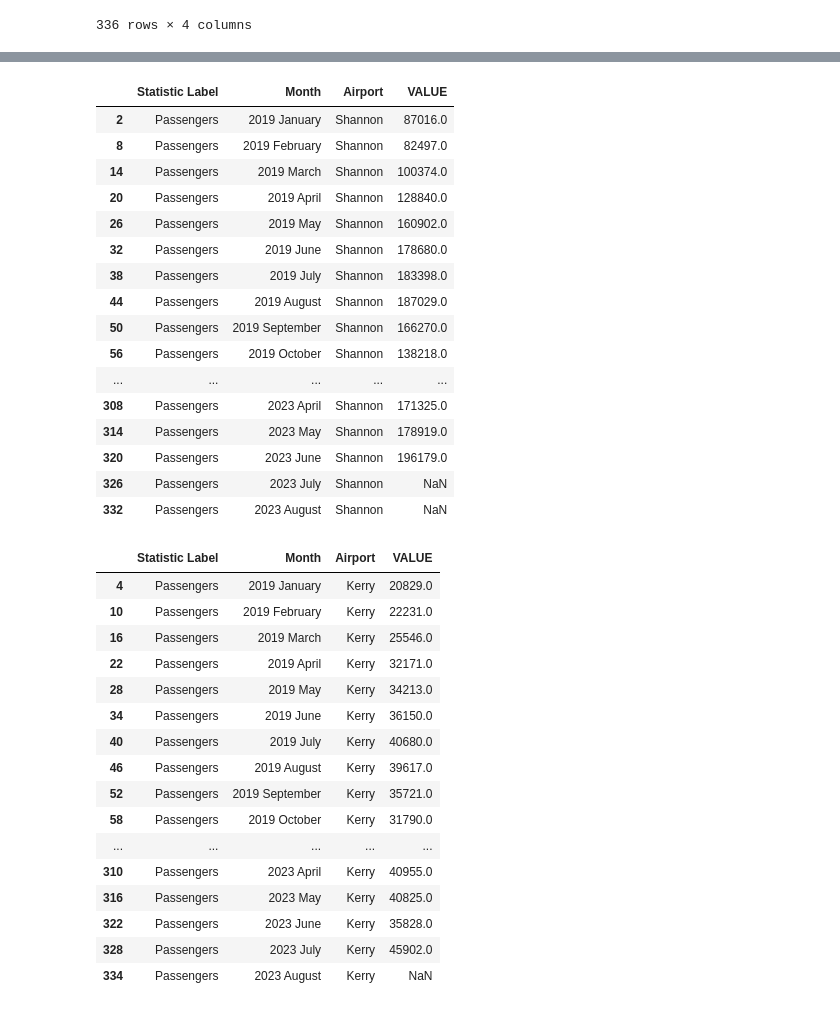
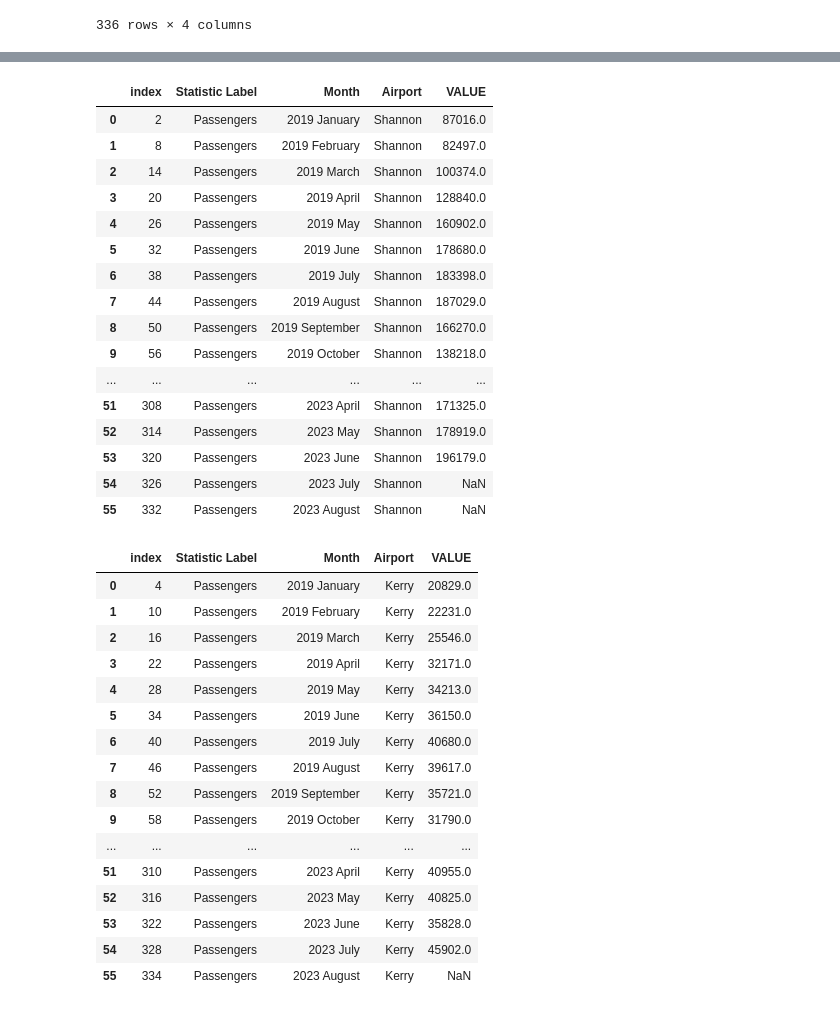
Before and after one commit to NathanKelly1/DataAnalysisProject, a Jupyter notebook: Has_COVID_changed_air_travel_in_a_substantual_way_.ipynb, the cells around one changed output, grey strips where cells are left out. Drawn from its saved outputs; the diff is of its cells as text; code cells hidden in the pictures.

```diff
--- a/Has_COVID_changed_air_travel_in_a_substantual_way_.ipynb
+++ b/Has_COVID_changed_air_travel_in_a_substantual_way_.ipynb
@@ -127,48 +127,48 @@ Corkfile
 Corkfile.to_csv('CorkInfo.csv', index = False)
 # %%
 Shannonfile = Aiport.get_group('Shannon')
-Shannonfile
+Shannonfile.reset_index()
 # %% [output]
-|  | Statistic Label | Month | Airport | VALUE |
-| 2 | Passengers | 2019 January | Shannon | 87016.0 |
-| 8 | Passengers | 2019 February | Shannon | 82497.0 |
-| 14 | Passengers | 2019 March | Shannon | 100374.0 |
-| 20 | Passengers | 2019 April | Shannon | 128840.0 |
-| 26 | Passengers | 2019 May | Shannon | 160902.0 |
-| 32 | Passengers | 2019 June | Shannon | 178680.0 |
-| 38 | Passengers | 2019 July | Shannon | 183398.0 |
-| 44 | Passengers | 2019 August | Shannon | 187029.0 |
-| 50 | Passengers | 2019 September | Shannon | 166270.0 |
-| 56 | Passengers | 2019 October | Shannon | 138218.0 |
-| ... | ... | ... | ... | ... |
-| 308 | Passengers | 2023 April | Shannon | 171325.0 |
-| 314 | Passengers | 2023 May | Shannon | 178919.0 |
-| 320 | Passengers | 2023 June | Shannon | 196179.0 |
-| 326 | Passengers | 2023 July | Shannon | NaN |
-| 332 | Passengers | 2023 August | Shannon | NaN |
+|  | index | Statistic Label | Month | Airport | VALUE |
+| 0 | 2 | Passengers | 2019 January | Shannon | 87016.0 |
+| 1 | 8 | Passengers | 2019 February | Shannon | 82497.0 |
+| 2 | 14 | Passengers | 2019 March | Shannon | 100374.0 |
+| 3 | 20 | Passengers | 2019 April | Shannon | 128840.0 |
+| 4 | 26 | Passengers | 2019 May | Shannon | 160902.0 |
+| 5 | 32 | Passengers | 2019 June | Shannon | 178680.0 |
+| 6 | 38 | Passengers | 2019 July | Shannon | 183398.0 |
+| 7 | 44 | Passengers | 2019 August | Shannon | 187029.0 |
+| 8 | 50 | Passengers | 2019 September | Shannon | 166270.0 |
+| 9 | 56 | Passengers | 2019 October | Shannon | 138218.0 |
+| ... | ... | ... | ... | ... | ... |
+| 51 | 308 | Passengers | 2023 April | Shannon | 171325.0 |
+| 52 | 314 | Passengers | 2023 May | Shannon | 178919.0 |
+| 53 | 320 | Passengers | 2023 June | Shannon | 196179.0 |
+| 54 | 326 | Passengers | 2023 July | Shannon | NaN |
+| 55 | 332 | Passengers | 2023 August | Shannon | NaN |
 # %%
 Shannonfile.to_csv('ShannonInfo.csv', index = False)
 # %%
 Kerryfile = Aiport.get_group('Kerry')
-Kerryfile
+Kerryfile.reset_index()
 # %% [output]
-|  | Statistic Label | Month | Airport | VALUE |
-| 4 | Passengers | 2019 January | Kerry | 20829.0 |
-| 10 | Passengers | 2019 February | Kerry | 22231.0 |
-| 16 | Passengers | 2019 March | Kerry | 25546.0 |
-| 22 | Passengers | 2019 April | Kerry | 32171.0 |
-| 28 | Passengers | 2019 May | Kerry | 34213.0 |
-| 34 | Passengers | 2019 June | Kerry | 36150.0 |
-| 40 | Passengers | 2019 July | Kerry | 40680.0 |
-| 46 | Passengers | 2019 August | Kerry | 39617.0 |
-| 52 | Passengers | 2019 September | Kerry | 35721.0 |
-| 58 | Passengers | 2019 October | Kerry | 31790.0 |
-| ... | ... | ... | ... | ... |
-| 310 | Passengers | 2023 April | Kerry | 40955.0 |
-| 316 | Passengers | 2023 May | Kerry | 40825.0 |
-| 322 | Passengers | 2023 June | Kerry | 35828.0 |
-| 328 | Passengers | 2023 July | Kerry | 45902.0 |
-| 334 | Passengers | 2023 August | Kerry | NaN |
+|  | index | Statistic Label | Month | Airport | VALUE |
+| 0 | 4 | Passengers | 2019 January | Kerry | 20829.0 |
+| 1 | 10 | Passengers | 2019 February | Kerry | 22231.0 |
+| 2 | 16 | Passengers | 2019 March | Kerry | 25546.0 |
+| 3 | 22 | Passengers | 2019 April | Kerry | 32171.0 |
+| 4 | 28 | Passengers | 2019 May | Kerry | 34213.0 |
+| 5 | 34 | Passengers | 2019 June | Kerry | 36150.0 |
+| 6 | 40 | Passengers | 2019 July | Kerry | 40680.0 |
+| 7 | 46 | Passengers | 2019 August | Kerry | 39617.0 |
+| 8 | 52 | Passengers | 2019 September | Kerry | 35721.0 |
+| 9 | 58 | Passengers | 2019 October | Kerry | 31790.0 |
+| ... | ... | ... | ... | ... | ... |
+| 51 | 310 | Passengers | 2023 April | Kerry | 40955.0 |
+| 52 | 316 | Passengers | 2023 May | Kerry | 40825.0 |
+| 53 | 322 | Passengers | 2023 June | Kerry | 35828.0 |
+| 54 | 328 | Passengers | 2023 July | Kerry | 45902.0 |
+| 55 | 334 | Passengers | 2023 August | Kerry | NaN |
 # %%
 Kerryfile.to_csv('KerryInfo.csv', index = False)
 # %%
```
Also changed, not shown: parts of 22 cells of this notebook.
